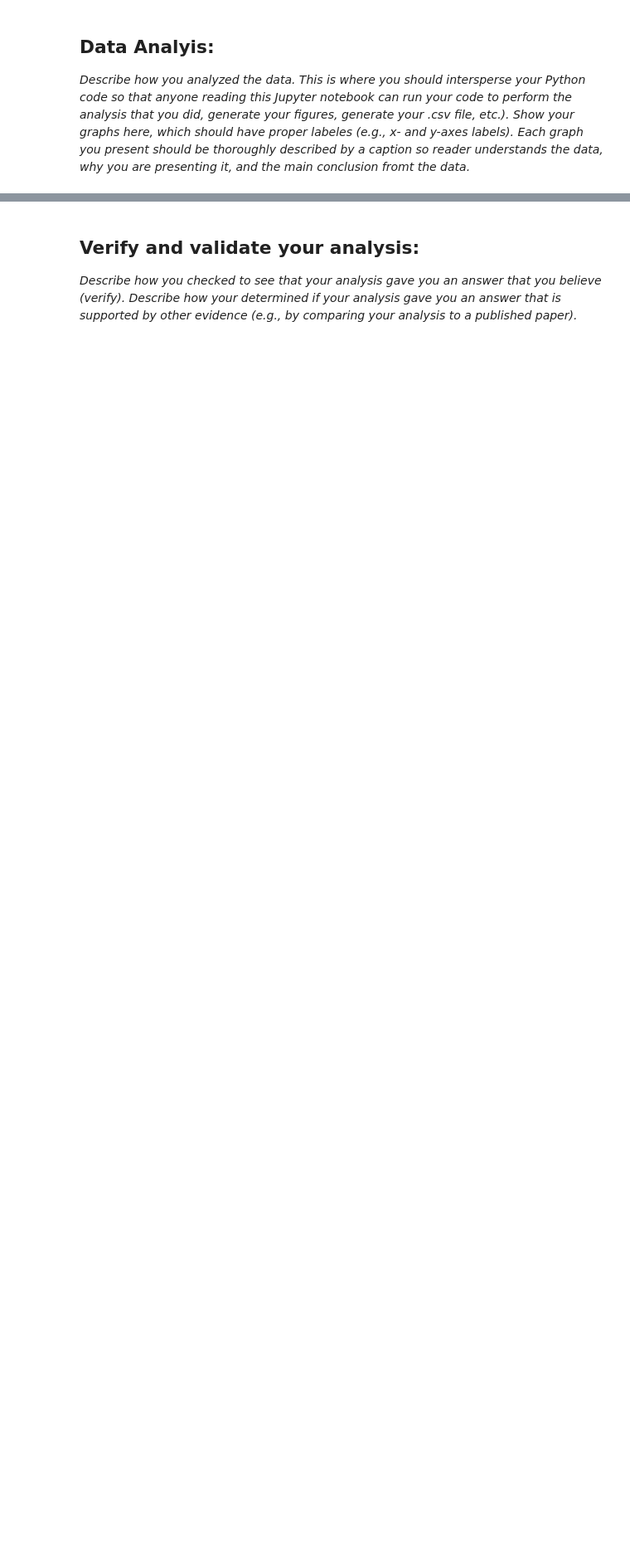
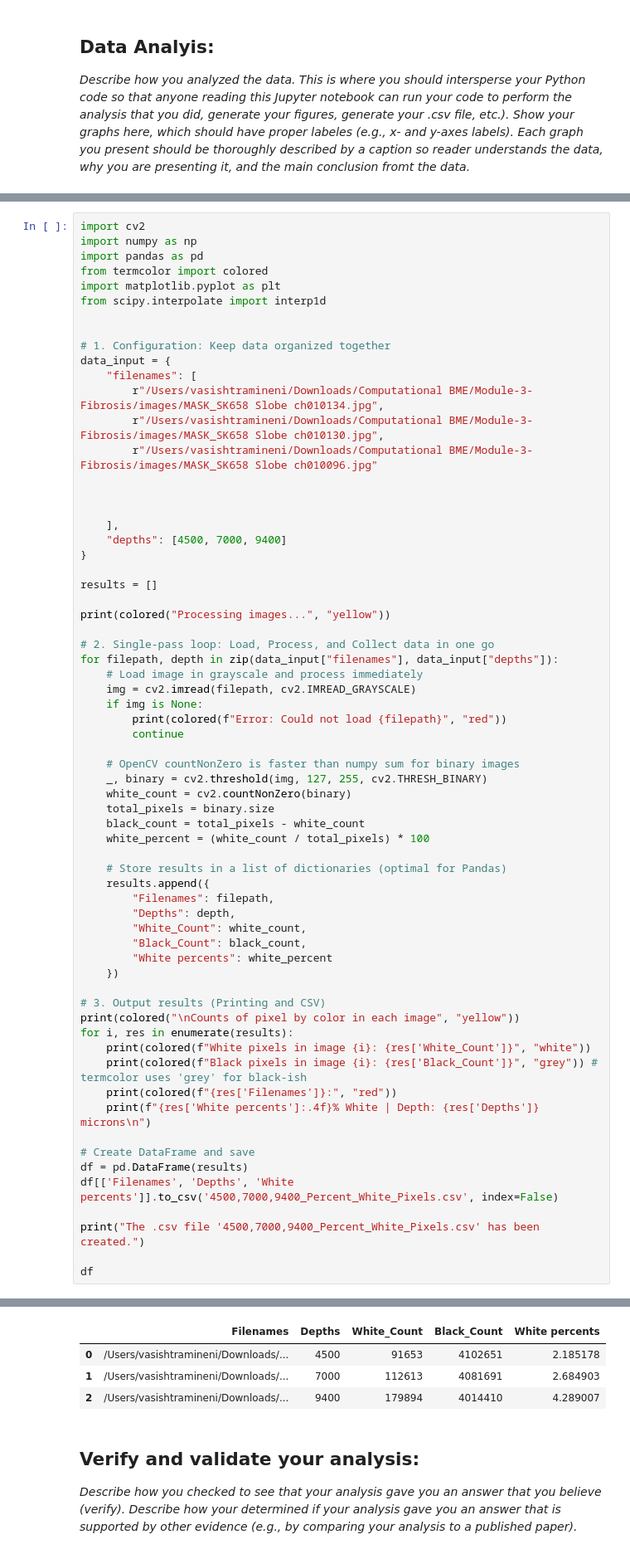
Before and after one commit to V1shR/Module-3-Fibrosis, a Jupyter notebook: Module 3 Template.ipynb, the cells around one changed output, grey strips where cells are left out. Shown at 83% size. Cells and saved outputs as stored; diff of their text form; blank space fills up the shorter version.

```diff
--- a/Module 3 Template.ipynb
+++ b/Module 3 Template.ipynb
@@ -50,0 +386,66 @@ Bleomycin, a drug primarily used in chemotherapy, was used to induce lung fibros
+# %%
+import cv2
+import numpy as np
+import pandas as pd
+from termcolor import colored
+import matplotlib.pyplot as plt
+from scipy.interpolate import interp1d
+
+
+# 1. Configuration: Keep data organized together
+data_input = {
+    "filenames": [
+        r"/Users/vasishtramineni/Downloads/Computational BME/Module-3-Fibrosis/images/MASK_SK658 Slobe ch010134.jpg",
+        r"/Users/vasishtramineni/Downloads/Computational BME/Module-3-Fibrosis/images/MASK_SK658 Slobe ch010130.jpg",
+        r"/Users/vasishtramineni/Downloads/Computational BME/Module-3-Fibrosis/images/MASK_SK658 Slobe ch010096.jpg"
+
+
+
+    ],
+    "depths": [4500, 7000, 9400]
+}
+
+results = []
+
+print(colored("Processing images...", "yellow"))
+
+# 2. Single-pass loop: Load, Process, and Collect data in one go
+for filepath, depth in zip(data_input["filenames"], data_input["depths"]):
+    # Load image in grayscale and process immediately
+    img = cv2.imread(filepath, cv2.IMREAD_GRAYSCALE)
+    if img is None:
+        print(colored(f"Error: Could not load {filepath}", "red"))
+        continue
+
+    # OpenCV countNonZero is faster than numpy sum for binary images
+    _, binary = cv2.threshold(img, 127, 255, cv2.THRESH_BINARY)
+    white_count = cv2.countNonZero(binary)
+    total_pixels = binary.size
+    black_count = total_pixels - white_count
+    white_percent = (white_count / total_pixels) * 100
+
+    # Store results in a list of dictionaries (optimal for Pandas)
+    results.append({
+        "Filenames": filepath,
+        "Depths": depth,
+        "White_Count": white_count,
+        "Black_Count": black_count,
+        "White percents": white_percent
+    })
+
+# 3. Output results (Printing and CSV)
+print(colored("\nCounts of pixel by color in each image", "yellow"))
+for i, res in enumerate(results):
+    print(colored(f"White pixels in image {i}: {res['White_Count']}", "white"))
+    print(colored(f"Black pixels in image {i}: {res['Black_Count']}", "grey")) # termcolor uses 'grey' for black-ish
+    print(colored(f"{res['Filenames']}:", "red"))
+    print(f"{res['White percents']:.4f}% White | Depth: {res['Depths']} microns\n")
+
+# Create DataFrame and save
+df = pd.DataFrame(results)
+df[['Filenames', 'Depths', 'White percents']].to_csv('4500,7000,9400_Percent_White_Pixels.csv', index=False)
+
+print("The .csv file '4500,7000,9400_Percent_White_Pixels.csv' has been created.")
+
+df
+# %% [output]
@@ -51,3 +471,7 @@ Bleomycin, a drug primarily used in chemotherapy, was used to induce lung fibros
+|  | Filenames | Depths | White_Count | Black_Count | White percents |
+| 0 | /Users/vasishtramineni/Downloads/... | 4500 | 91653 | 4102651 | 2.185178 |
+| 1 | /Users/vasishtramineni/Downloads/... | 7000 | 112613 | 4081691 | 2.684903 |
+| 2 | /Users/vasishtramineni/Downloads/... | 9400 | 179894 | 4014410 | 4.289007 |
 # %% [markdown]
 ## Verify and validate your analysis:
 *Describe how you checked to see that your analysis gave you an answer that you believe (verify). Describe how your determined if your analysis gave you an answer that is supported by other evidence (e.g., by comparing your analysis to a published paper).*
```
Also changed, not shown: parts of 9 cells of this notebook, 1 other file.
